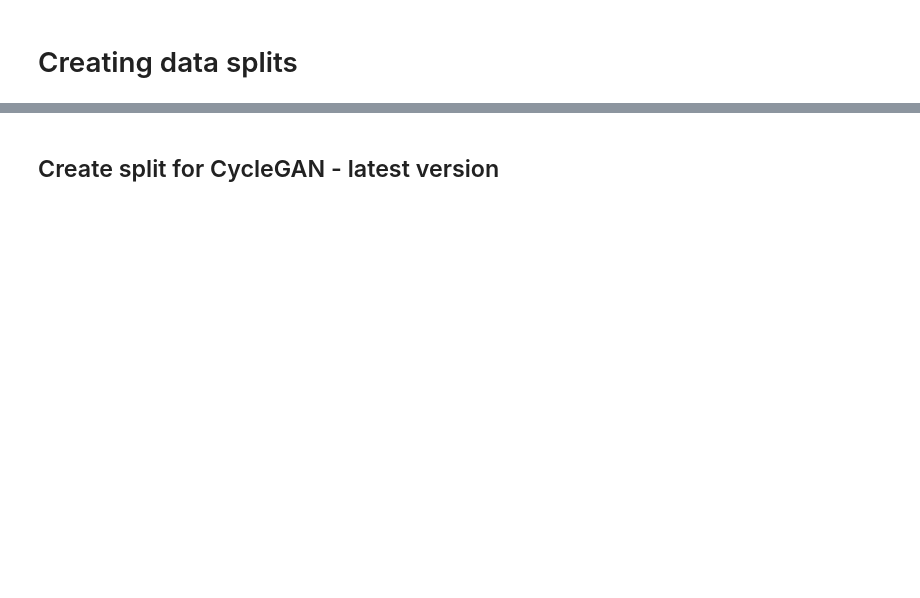
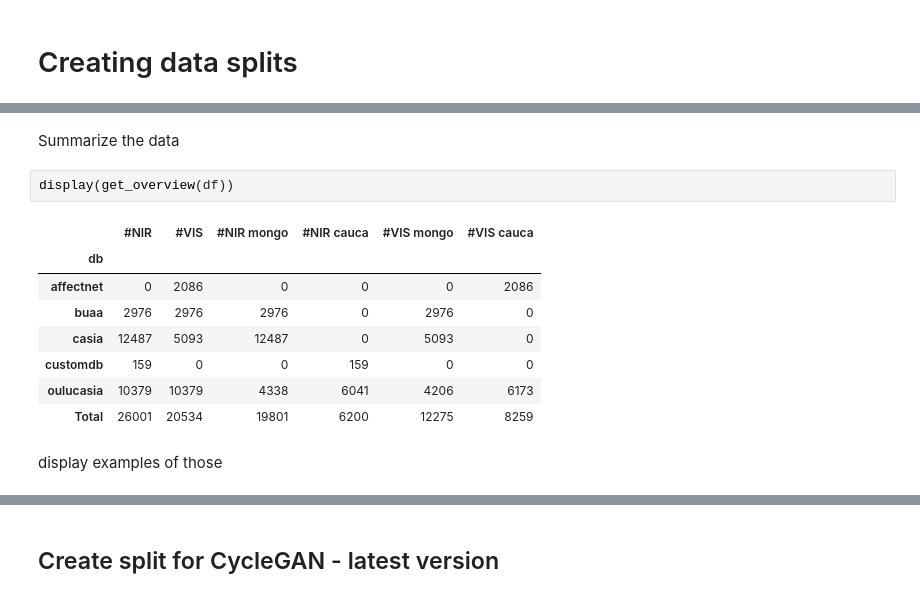
Before and after one commit to kalabto2/Facial-expression-analysis-from-NIR-image, a Jupyter notebook: creating_splits.ipynb, the cells around one changed output, grey strips where cells are left out. Drawn from its saved outputs; the diff is of its cells as text; blank space fills up the shorter version.

```diff
--- a/creating_splits.ipynb
+++ b/creating_splits.ipynb
@@ -344,0 +423,15 @@ df = df[df["filetype"].isin(['jpeg', 'jpg', 'bmp', 'png'])]
+# %% [markdown]
+Summarize the data
+# %%
+display(get_overview(df))
+# %% [output]
+|  | #NIR | #VIS | #NIR mongo | #NIR cauca | #VIS mongo | #VIS cauca |
+| db |  |  |  |  |  |  |
+| affectnet | 0 | 2086 | 0 | 0 | 0 | 2086 |
+| buaa | 2976 | 2976 | 2976 | 0 | 2976 | 0 |
+| casia | 12487 | 5093 | 12487 | 0 | 5093 | 0 |
+| customdb | 159 | 0 | 0 | 159 | 0 | 0 |
+| oulucasia | 10379 | 10379 | 4338 | 6041 | 4206 | 6173 |
+| Total | 26001 | 20534 | 19801 | 6200 | 12275 | 8259 |
+# %% [markdown]
+display examples of those
```
Also changed, not shown: parts of 40 cells of this notebook, 8 other files.
